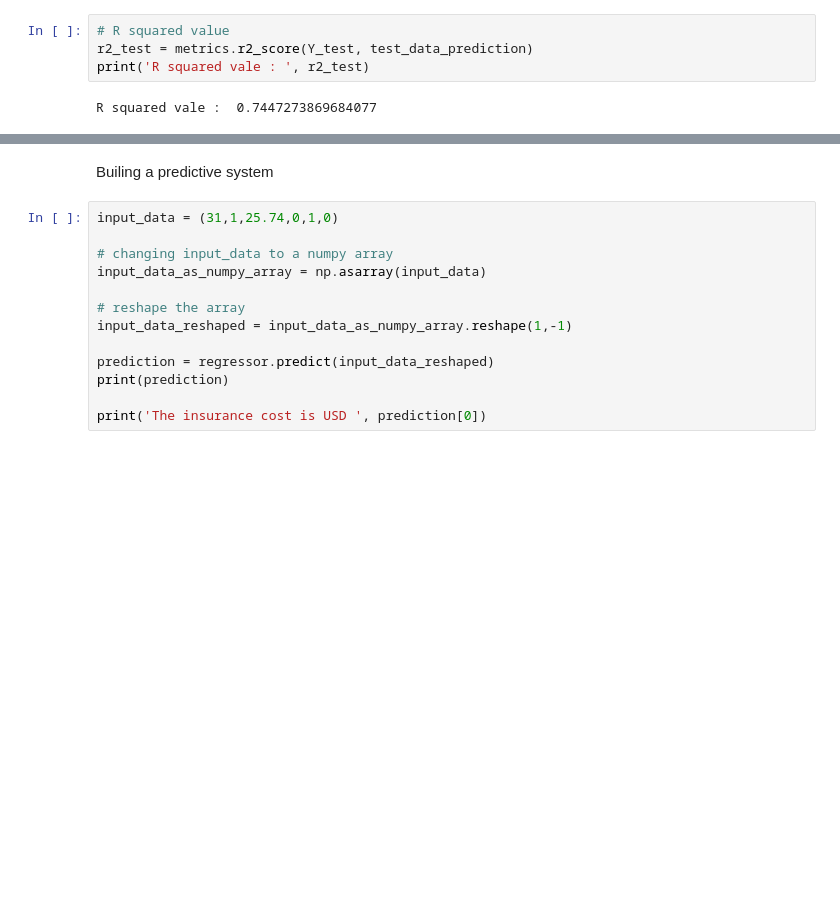
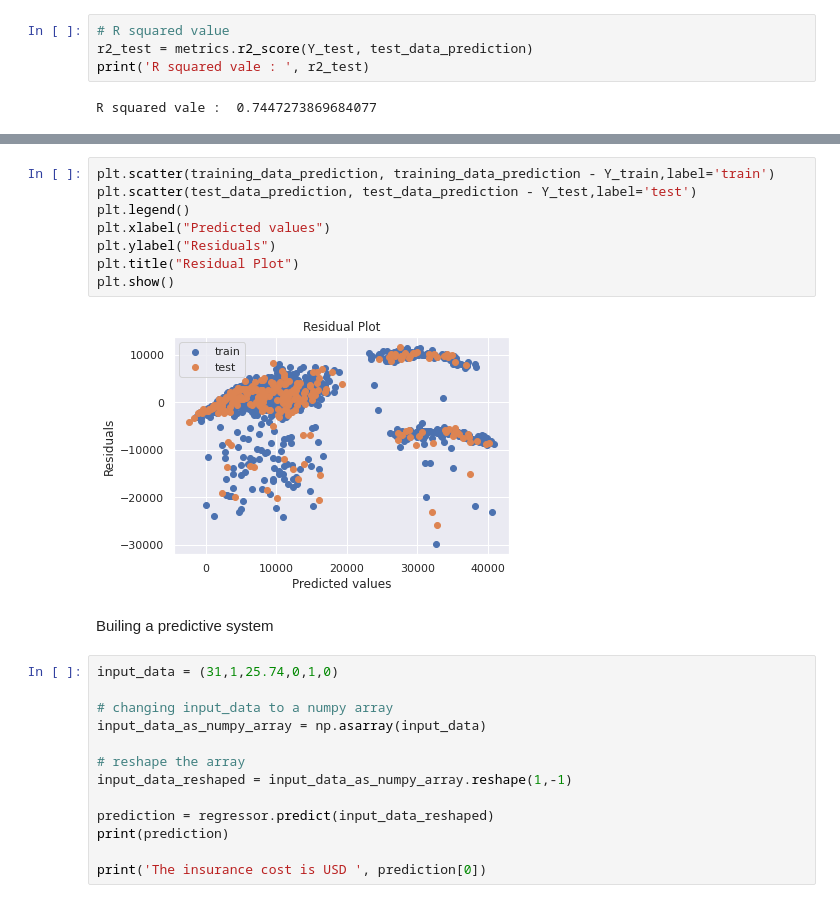
Before and after one commit to MrNeilMehta/Project-11-Medical-Insurance-Cost-Prediction, a Jupyter notebook: Project_11_Medical_Insurance_Cost_Prediction.ipynb, the cells around one changed output, grey strips where cells are left out. Saved outputs shown, nothing was run; the diff lists cells and outputs as text; blank space fills up the shorter version.

```diff
--- a/Project_11_Medical_Insurance_Cost_Prediction.ipynb
+++ b/Project_11_Medical_Insurance_Cost_Prediction.ipynb
@@ -271,3 +281,13 @@ R squared vale :  0.7447273869684077
+# %%
+plt.scatter(training_data_prediction, training_data_prediction - Y_train,label='train')
+plt.scatter(test_data_prediction, test_data_prediction - Y_test,label='test')
+plt.legend()
+plt.xlabel("Predicted values")
+plt.ylabel("Residuals")
+plt.title("Residual Plot")
+plt.show()
+# %% [output]
+[figure, added]
 # %% [markdown]
 Builing a predictive system
 # %%
```
Also changed, not shown: parts of 1 cell of this notebook.
